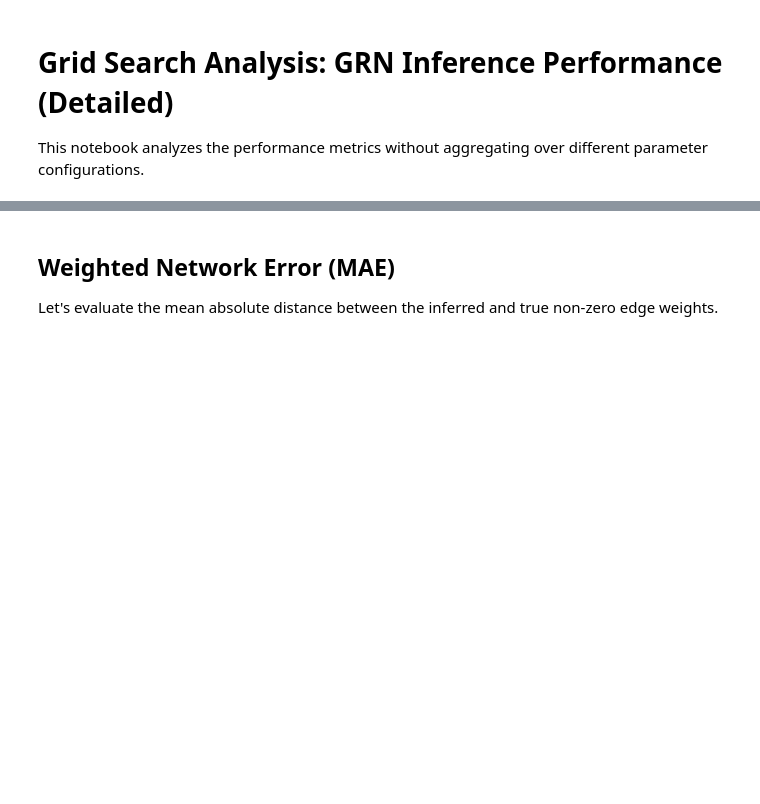
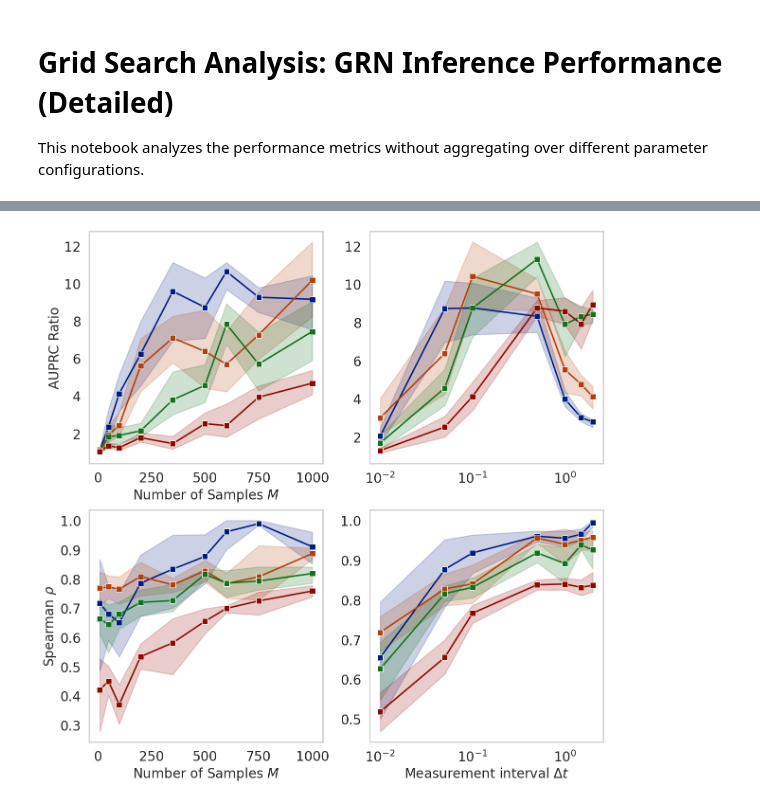
Before and after one commit to CoMuNeLab/Onsager_Machlup_Inf, a Jupyter notebook: Grid_Search_Analysis.ipynb, the cells around one changed output, grey strips where cells are left out. Drawn from its saved outputs; the diff is of its cells as text; code cells hidden in the pictures; blank space fills up the shorter version.

```diff
--- a/Grid_Search_Analysis.ipynb
+++ b/Grid_Search_Analysis.ipynb
@@ -260,3 +172,0 @@ plt.show()
-# %% [markdown]
-## Weighted Network Error (MAE)
-Let's evaluate the mean absolute distance between the inferred and true non-zero edge weights.
@@ -293,3 +173,74 @@ plt.show()
+# %%
+# Choose a specific configuration: M_pairs=500, Regime=Transient
+fixed_Regime = 'T'
+fixed_p = 0.15
+
+fig, ax = plt.subplots(2,2,figsize=(14, 14))
+ax = ax.flatten()
+fontsize=20
+if network_type == "ER":
+    sns.lineplot(err_style='band', data=df[(df['p'] == fixed_p) & (df['dt_meas'] == 0.05) & (df['Regime'] == fixed_Regime)],
+                x='M_pairs', y='AUPRC_Ratio', hue='N', marker='s',
+                palette='dark', ax=ax[0], legend=False)
+elif network_type == "SF":
+    sns.lineplot(err_style='band', data=df[(df['dt_meas'] == 0.05) & (df['Regime'] == fixed_Regime)],
+                x='M_pairs', y='AUPRC_Ratio', hue='N', marker='s',
+                palette='dark', ax=ax[0], legend=False)
+ax[0].set_xlabel(r'Number of Samples $M$', fontsize=fontsize)
+ax[0].set_ylabel('AUPRC Ratio', fontsize=fontsize)
+ax[0].tick_params(which='both', labelsize=fontsize)
+ax[0].grid(False)#lw=1, ls='--', alpha=0.5)
+
+if network_type == "ER":
+    sns.lineplot(err_style='band', data=df[(df['p'] == fixed_p) & (df['M_pairs'] == 500) & (df['Regime'] == fixed_Regime)],
+                 x='dt_meas', y='AUPRC_Ratio', hue='N', marker='s',
+                 palette='dark', ax=ax[1], legend=False)
+elif network_type == "SF":
+    sns.lineplot(err_style='band', data=df[(df['M_pairs'] == 500) & (df['Regime'] == fixed_Regime)],
+                 x='dt_meas', y='AUPRC_Ratio', hue='N', marker='s',
+                 palette='dark', ax=ax[1], legend=False)
+ax[1].set_xlabel('', fontsize=fontsize)
+ax[1].set_ylabel('', fontsize=fontsize)
+ax[1].set_xscale("log")
+ax[1].tick_params(which='both', labelsize=fontsize)
+ax[1].grid(False)#lw=1, ls='--', alpha=0.5)
+
+if network_type == "ER":
+    sns.lineplot(err_style='band', data=df[(df['p'] == fixed_p) & (df['dt_meas'] == 0.05) & (df['Regime'] == fixed_Regime)],
+                 x='M_pairs', y='Spearman', hue='N', marker='s',
+                 palette='dark', ax=ax[2], legend=False)
+elif network_type == "SF":
+    sns.lineplot(err_style='band', data=df[(df['dt_meas'] == 0.05) & (df['Regime'] == fixed_Regime)],
+                 x='M_pairs', y='Spearman', hue='N', marker='s',
+                 palette='dark', ax=ax[2], legend=False)
+ax[2].set_xlabel(r'Number of Samples $M$', fontsize=fontsize)
+ax[2].set_ylabel(r'Spearman $\rho$', fontsize=fontsize)
+ax[2].tick_params(which='both', labelsize=fontsize)
+ax[2].grid(False)#lw=1, ls='--', alpha=0.5)
+
+if network_type == "ER":
+    sns.lineplot(err_style='band', data=df[(df['p'] == fixed_p) & (df['M_pairs'] == 500) & (df['Regime'] == fixed_Regime)],
+                 x='dt_meas', y='Spearman', hue='N', marker='s',
+                 palette='dark', ax=ax[3], legend=False)
+elif network_type == "SF":
+    sns.lineplot(err_style='band', data=df[(df['M_pairs'] == 500) & (df['Regime'] == fixed_Regime)],
+                 x='dt_meas', y='Spearman', hue='N', marker='s',
+                 palette='dark', ax=ax[3], legend=False)
+ax[3].set_xlabel(r'Measurement interval $\Delta t$', fontsize=fontsize)
+ax[3].set_ylabel('', fontsize=fontsize)
+ax[3].tick_params(which='both', labelsize=fontsize)
+ax[3].set_xscale("log")
+ax[3].grid(False)#lw=1, ls='--', alpha=0.5)
+
+#ax.set_title(f'Impact of dt_meas on F1-Score (Fixed M={fixed_M}, Regime={fixed_Regime})')
+#ax.set_xscale('log')
+#ax.set_xticks([0.01, 0.05, 0.1, 0.5])
+ax[0].get_xaxis().set_major_formatter(plt.ScalarFormatter())
+#plt.legend(bbox_to_anchor=(1.05, 1), loc='upper left')
+plt.savefig('images/detailed/impact_of_dt_fixed.png', dpi=300, bbox_inches='tight')
+plt.show()
+# %% [output]
+[figure, added]
 # %%
 # plot heatmpas of MAE vs dt_meas and M_pairs for fixed N and Regime
 fixed_Regime = 'T'
```
Also changed, not shown: parts of 17 cells of this notebook.
